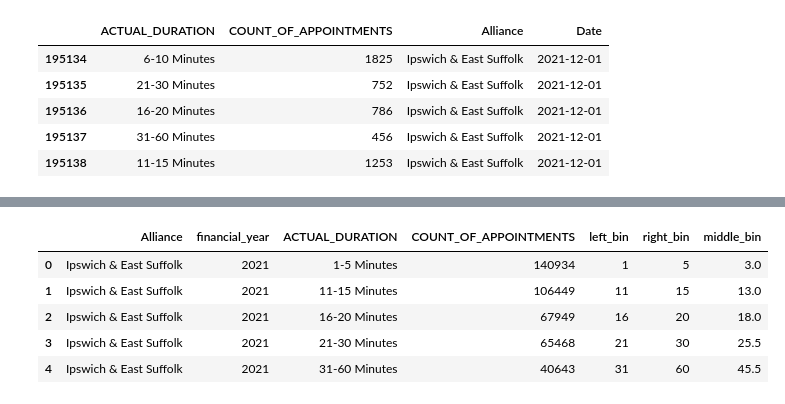
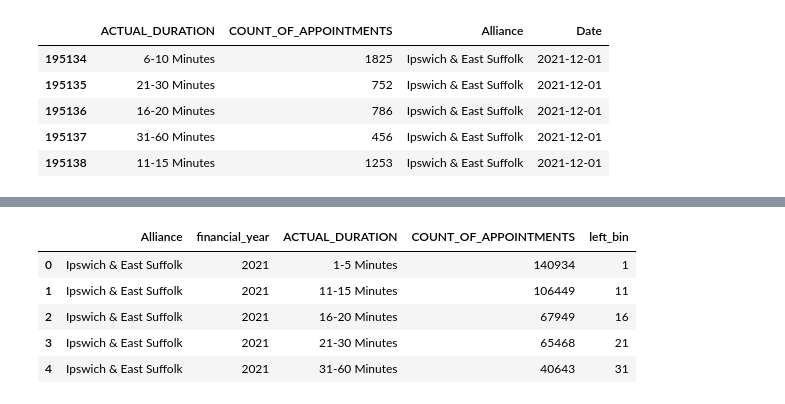
Before and after one commit to SNEE-ICS/PrimaryCareDemandAndCapacity, a Jupyter notebook: AppointmentDuration.ipynb, the cells around one changed output, grey strips where cells are left out. Cells and saved outputs as stored; diff of their text form; code cells hidden in the pictures.

```diff
--- a/AppointmentDuration.ipynb
+++ b/AppointmentDuration.ipynb
@@ -51,24 +63,17 @@ appointments_df.head()
 # %%
 appointments_binned_df = (appointments_df
                           .groupby(['Alliance', pd.Grouper(key='Date',freq='BA-MAR',label='right'),'ACTUAL_DURATION'])
                           .sum()
                           .reset_index()
                           .rename(columns={'Date':'financial_year'}).replace({"1-5":"01-05","6-10":"06-10"})
-                          .assign(financial_year=lambda df: df['financial_year'].dt.year-1))
+                          .assign(financial_year=lambda df: df['financial_year'].dt.year-1,
+                                  left_bin=lambda x: x.ACTUAL_DURATION.map(lambda x: int(x.split("-")[0]))))
 
 appointments_binned_df.head()
-
-def strip_bins(input_string):
-    out_string =  input_string.replace(" Minutes", "")
-    return tuple((int(i) for i in out_string.split("-")))
-
-appointments_binned_df['left_bin'], appointments_binned_df['right_bin'] = zip(*appointments_binned_df['ACTUAL_DURATION'].map(strip_bins))
-appointments_binned_df['middle_bin'] = (appointments_binned_df['right_bin'] + appointments_binned_df['left_bin']) / 2
-appointments_binned_df.head()
 # %% [output]
-|  | Alliance | financial_year | ACTUAL_DURATION | COUNT_OF_APPOINTMENTS | left_bin | right_bin | middle_bin |
-| 0 | Ipswich & East Suffolk | 2021 | 1-5 Minutes | 140934 | 1 | 5 | 3.0 |
-| 1 | Ipswich & East Suffolk | 2021 | 11-15 Minutes | 106449 | 11 | 15 | 13.0 |
-| 2 | Ipswich & East Suffolk | 2021 | 16-20 Minutes | 67949 | 16 | 20 | 18.0 |
-| 3 | Ipswich & East Suffolk | 2021 | 21-30 Minutes | 65468 | 21 | 30 | 25.5 |
-| 4 | Ipswich & East Suffolk | 2021 | 31-60 Minutes | 40643 | 31 | 60 | 45.5 |
+|  | Alliance | financial_year | ACTUAL_DURATION | COUNT_OF_APPOINTMENTS | left_bin |
+| 0 | Ipswich & East Suffolk | 2021 | 1-5 Minutes | 140934 | 1 |
+| 1 | Ipswich & East Suffolk | 2021 | 11-15 Minutes | 106449 | 11 |
+| 2 | Ipswich & East Suffolk | 2021 | 16-20 Minutes | 67949 | 16 |
+| 3 | Ipswich & East Suffolk | 2021 | 21-30 Minutes | 65468 | 21 |
+| 4 | Ipswich & East Suffolk | 2021 | 31-60 Minutes | 40643 | 31 |
```
Also changed, not shown: parts of 21 cells of this notebook.
